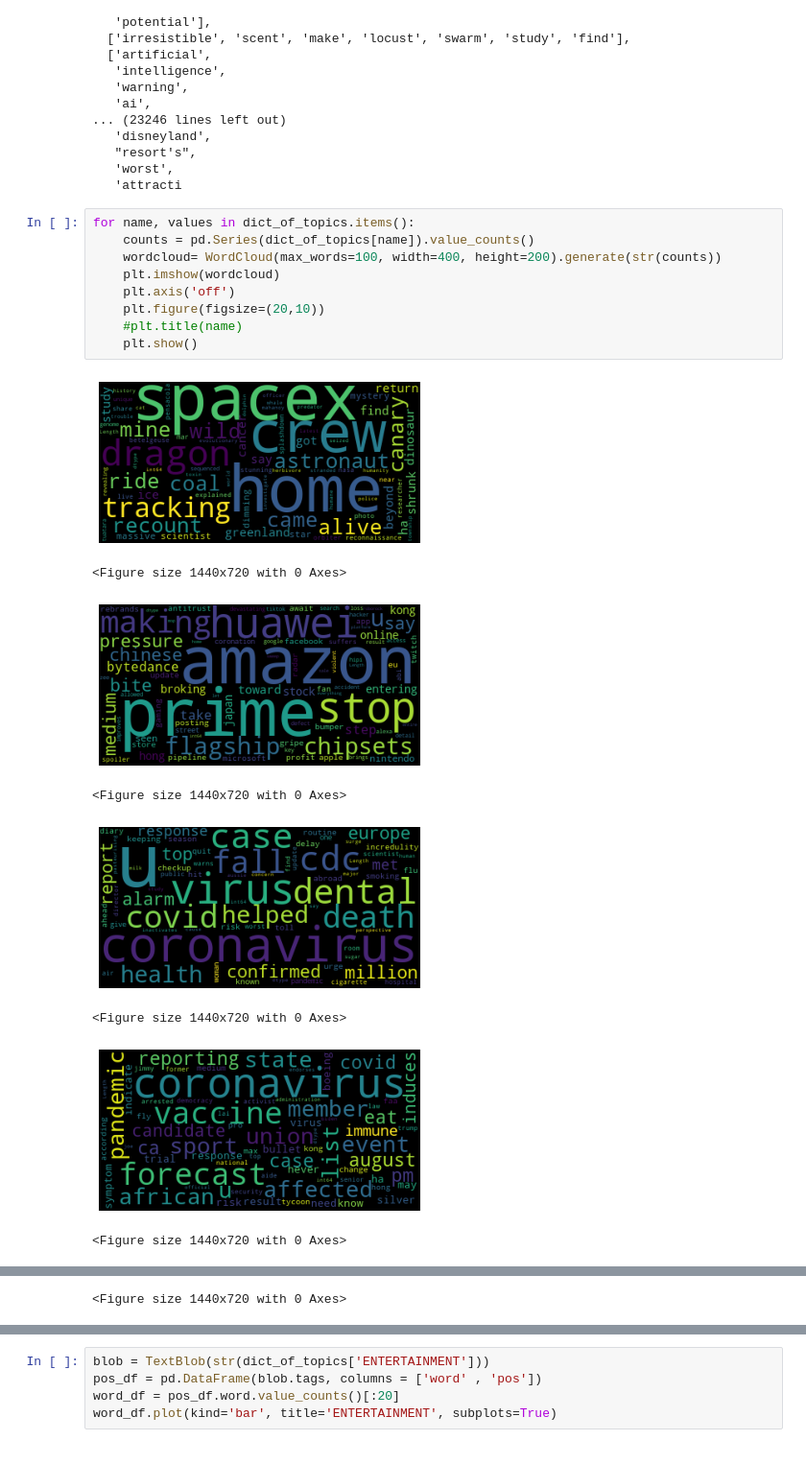
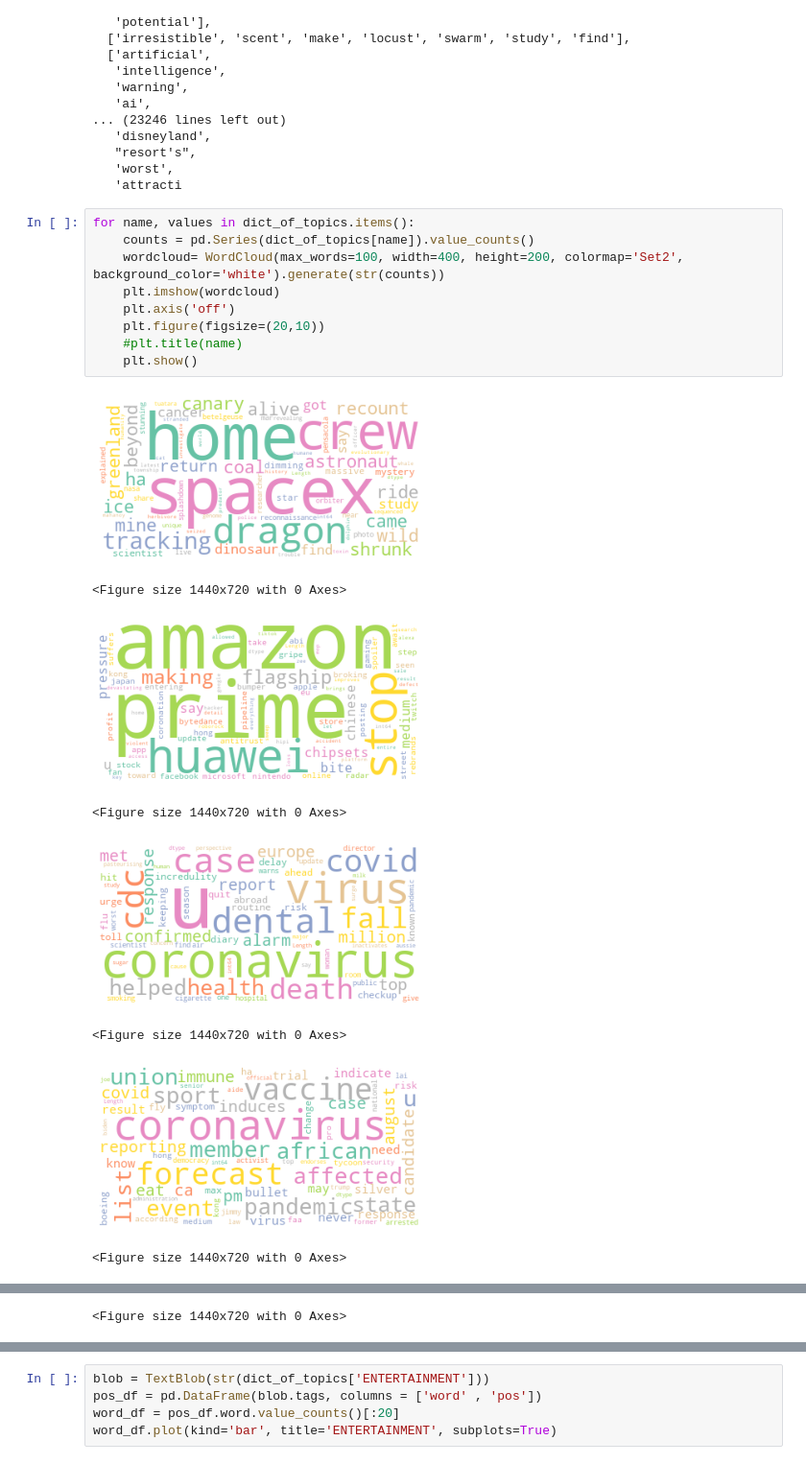
Before and after one commit to madoriathomas/capstone, a Jupyter notebook: notebooks/headline_EDA.ipynb, the cells around one changed output, grey strips where cells are left out. Shown at 96% size. Saved outputs shown, nothing was run; the diff lists cells and outputs as text.

Commit message:
wordcloud

```diff
--- a/notebooks/headline_EDA.ipynb
+++ b/notebooks/headline_EDA.ipynb
@@ -152,18 +151,18 @@ dict_of_topics
 # %%
 for name, values in dict_of_topics.items():
     counts = pd.Series(dict_of_topics[name]).value_counts()
-    wordcloud= WordCloud(max_words=100, width=400, height=200).generate(str(counts))
+    wordcloud= WordCloud(max_words=100, width=400, height=200, colormap='Set2', background_color='white').generate(str(counts))
     plt.imshow(wordcloud)
     plt.axis('off')
     plt.figure(figsize=(20,10))
     #plt.title(name)
     plt.show()
 # %% [output]
-[figure, old version]
+[figure, new version]
 <Figure size 1440x720 with 0 Axes>
-[figure, old version]
+[figure, new version]
 <Figure size 1440x720 with 0 Axes>
-[figure, old version]
+[figure, new version]
 <Figure size 1440x720 with 0 Axes>
-[figure, old version]
+[figure, new version]
 <Figure size 1440x720 with 0 Axes>
```
Also changed, not shown: parts of 5 cells of this notebook.
